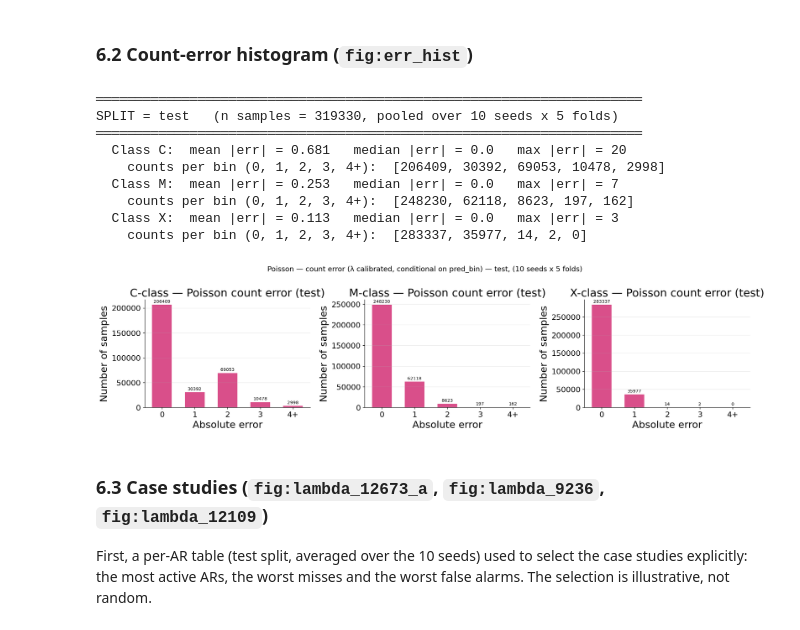
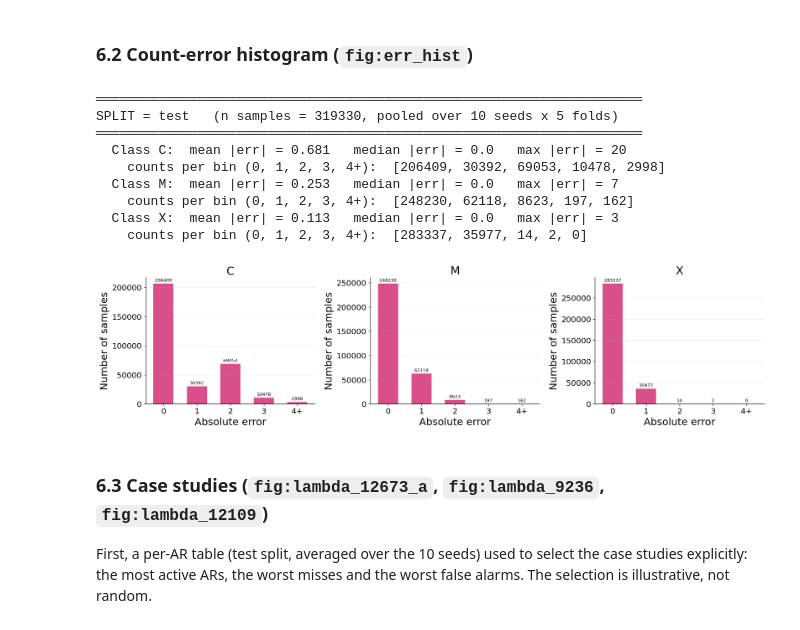
Before and after one commit to margherita-lampani/counts-flare-forecasting, a Jupyter notebook: notebooks/results.ipynb, the cells around one changed output. Drawn from its saved outputs; the diff is of its cells as text; code cells hidden in the pictures.

```diff
--- a/notebooks/results.ipynb
+++ b/notebooks/results.ipynb
@@ -600,12 +620,13 @@ def plot_all_for_class_and_split(metrics_df, cls='C', metric='TSS', split='test'
     #     (AR_RES is only available for split='test' and metric in {'TSS', 'HSS2'})
     res = AR_RES[(cls, metric)]
     m, (lo, hi) = res['mean_delta'], res['ci_delta']
+    print(f"{cls}-class, {split}, {metric}: Δ>0 in {res['n_pos']}/{res['n_runs']} runs")
+    m, (lo, hi) = res['mean_delta'], res['ci_delta']
     ax3.errorbar(0, m, yerr=[[m - lo], [hi - m]], fmt='o', color=color_p, capsize=5)
     ax3.axhline(0, color='black', ls='--', lw=1)
     ax3.set_xticks([0]); ax3.set_xticklabels(['Poisson − Binary'])
     ax3.set_ylabel(f'Δ {metric} ({cls})')
-    ax3.set_title(f"Paired Δ, 95% AR-bootstrap CI (cond. on trained models)\n"
-                  f"Δ>0 in {res['n_pos']}/{res['n_runs']} runs", fontsize=10)
+    ax3.set_title('Paired Δ')
     ax3.grid(alpha=0.3)
 
     # (4) Raincloud plot
@@ -934,36 +957,36 @@ for ERR_SPLIT in ['test']:     # add 'train', 'val' for the other splits
         err = np.abs(pred_poi - yt_true.values)
         counts = pd.Series(err).clip(upper=MAX_ERR_BIN).value_counts().reindex(range(MAX_ERR_BIN + 1), fill_value=0)
 
         print(f'  Class {cls}:  mean |err| = {err.mean():.3f}   median |err| = {np.median(err):.1f}   max |err| = {err.max()}')
         print(f"    counts per bin ({', '.join(bin_labels)}):  {counts.values.tolist()}")
 
         x = np.arange(len(bin_labels))
         bars = ax.bar(x, counts.values, width=0.6, color=color_poi)
         ax.bar_label(bars, fontsize=8, padding=2)
         ax.set_xticks(x)
         ax.set_xticklabels(bin_labels)
         ax.set_xlabel('Absolute error')
         ax.set_ylabel('Number of samples')
-        ax.set_title(f'{cls}-class — Poisson count error ({ERR_SPLIT})')
+        ax.set_title(cls)          # solo C, M, X
         ax.grid(axis='y', alpha=0.25)
 
     print()
-    fig.suptitle(f'Poisson — count error (λ calibrated, conditional on pred_bin) — {ERR_SPLIT}, (10 seeds x 5 folds)', fontsize=13)
+    # Nessun suptitle: i dettagli vanno nella caption
     plt.tight_layout()
     plt.savefig(os.path.join(OUTPUT_DIR, f'count_error_hist_poisson_{ERR_SPLIT}_total.png'),
                 dpi=300, bbox_inches='tight')
     plt.show()
 # %% [output]
 ══════════════════════════════════════════════════════════════════════
 SPLIT = test   (n samples = 319330, pooled over 10 seeds x 5 folds)
 ══════════════════════════════════════════════════════════════════════
   Class C:  mean |err| = 0.681   median |err| = 0.0   max |err| = 20
     counts per bin (0, 1, 2, 3, 4+):  [206409, 30392, 69053, 10478, 2998]
   Class M:  mean |err| = 0.253   median |err| = 0.0   max |err| = 7
     counts per bin (0, 1, 2, 3, 4+):  [248230, 62118, 8623, 197, 162]
   Class X:  mean |err| = 0.113   median |err| = 0.0   max |err| = 3
     counts per bin (0, 1, 2, 3, 4+):  [283337, 35977, 14, 2, 0]
-[figure, old version]
+[figure, new version]
 # %% [markdown]
 ### 6.3 Case studies (`fig:lambda_12673_a`, `fig:lambda_9236`, `fig:lambda_12109`)
 
```
Also changed, not shown: parts of 3 cells of this notebook.
